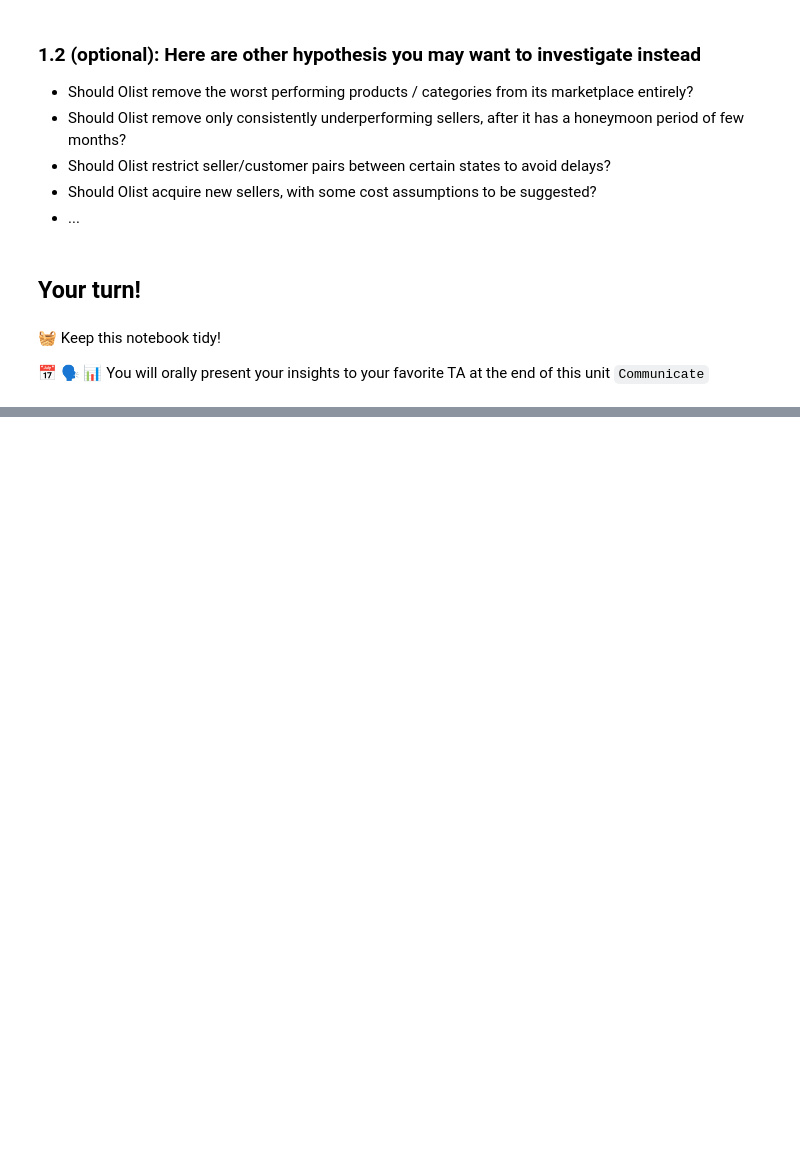
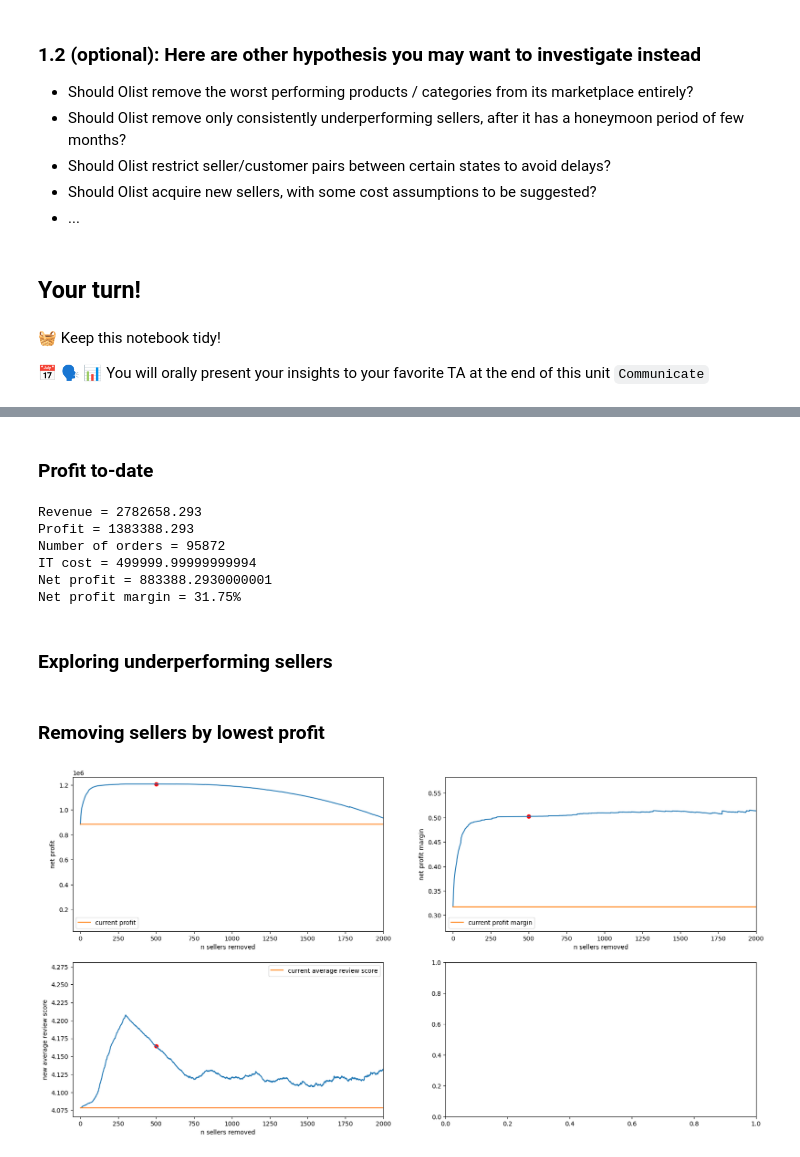
Before and after one commit to xkeeja/olist-analysis, a Jupyter notebook: ceo_request.ipynb, the cells around one changed output, grey strips where cells are left out. Cells and saved outputs as stored; diff of their text form; code cells hidden in the pictures; blank space fills up the shorter version.

Commit message:
2 analyses: remove sellers by lowest profit and remove sellers by lowest average review score

```diff
--- a/ceo_request.ipynb
+++ b/ceo_request.ipynb
@@ -63,0 +128,2 @@ You will orally present your insights to your favorite TA at the end of this uni
+# %% [markdown]
+### Profit to-date
@@ -63,0 +133,77 @@ You will orally present your insights to your favorite TA at the end of this uni
+# %%
+revenue_t = sellers_pl['olist_revenue'].sum()
+profit_t = sellers_pl['olist_profit'].sum()
+orders_t = orders.query("order_status == 'delivered'").order_id.count()
+IT_t = IT_sf * (orders_t ** 0.5)
+net_profit = profit_t - IT_t
+net_profit_margin = net_profit / revenue_t
+
+print(f'Revenue = {revenue_t}')
+print(f'Profit = {profit_t}')
+print(f'Number of orders = {orders_t}')
+print(f'IT cost = {IT_t}')
+print(f'Net profit = {net_profit}')
+print(f'Net profit margin = {round(net_profit_margin * 100, 2)}%')
+# %% [output]
+Revenue = 2782658.293
+Profit = 1383388.293
+Number of orders = 95872
+IT cost = 499999.99999999994
+Net profit = 883388.2930000001
+Net profit margin = 31.75%
+# %% [markdown]
+### Exploring underperforming sellers
+# %% [markdown]
+### Removing sellers by lowest profit
+# %%
+sellers_pl_sorted = sellers_pl.sort_values('olist_profit', ignore_index=True)
+n_orders = orders.query("order_status == 'delivered'").order_id.count()
+
+# calculate new profits based on number of sellers removed
+new_profits = profit_t - sellers_pl_sorted.olist_profit.cumsum() - IT_sf * ((n_orders - sellers_pl_sorted.n_orders.cumsum()) ** 0.5)
+new_profits = pd.concat([pd.Series([net_profit]), new_profits], ignore_index=True)
+x1_max = new_profits.idxmax()
+y1_max = new_profits.max()
+
+# calculate new profits margin
+new_profits_margin = new_profits / (pd.concat([pd.Series([revenue_t]), revenue_t - sellers_pl_sorted.olist_revenue.cumsum()], ignore_index=True))
+
+# calculate new avg review score based on number of sellers removed
+orders_removed = np.arange(1, len(sellers_pl_sorted), 1)
+new_avg_review = []
+
+for i in orders_removed:
+    new_avg_review.append(sellers_pl_sorted[i:].review_score.mean())
+# %%
+fig, ([ax1, ax2], [ax3, ax4]) = plt.subplots(2, 2, figsize=(20,10))
+
+# plot net profit vs. sellers removed
+new_profits.plot(ax=ax1, label='__nolegend__')
+ax1.scatter(x1_max, y1_max, color='red')
+ax1.plot([0, 2000], [net_profit]*2, label='current profit')
+ax1.set_xlabel('n sellers removed')
+ax1.set_ylabel('net profit')
+ax1.set_xlim([-50,2000])
+ax1.legend(loc='lower left')
+
+# plot net profit margin vs. sellers removed
+new_profits_margin.plot(ax=ax2, label='__nolegend__')
+ax2.scatter(x1_max, new_profits_margin[x1_max], color='red')
+ax2.plot([0, 2000], [net_profit_margin]*2, label='current profit margin')
+ax2.set_xlabel('n sellers removed')
+ax2.set_ylabel('net profit margin')
+ax2.set_xlim([-50,2000])
+ax2.legend(loc='lower left')
+
+#plot avg review score vs. sellers removed
+ax3.plot(orders_removed, new_avg_review)
+ax3.scatter(x1_max, new_avg_review[x1_max], color='red')
+ax3.plot([0, 2000], [sellers_pl.review_score.mean()]*2, label='current average review score')
+ax3.set_xlabel('n sellers removed')
+ax3.set_ylabel('new average review score')
+ax3.set_xlim([-50,2000])
+ax3.legend(loc='upper right')
+
+plt.show()
+# %% [output]
+[figure, added]
```
Also changed, not shown: parts of 12 cells of this notebook.
